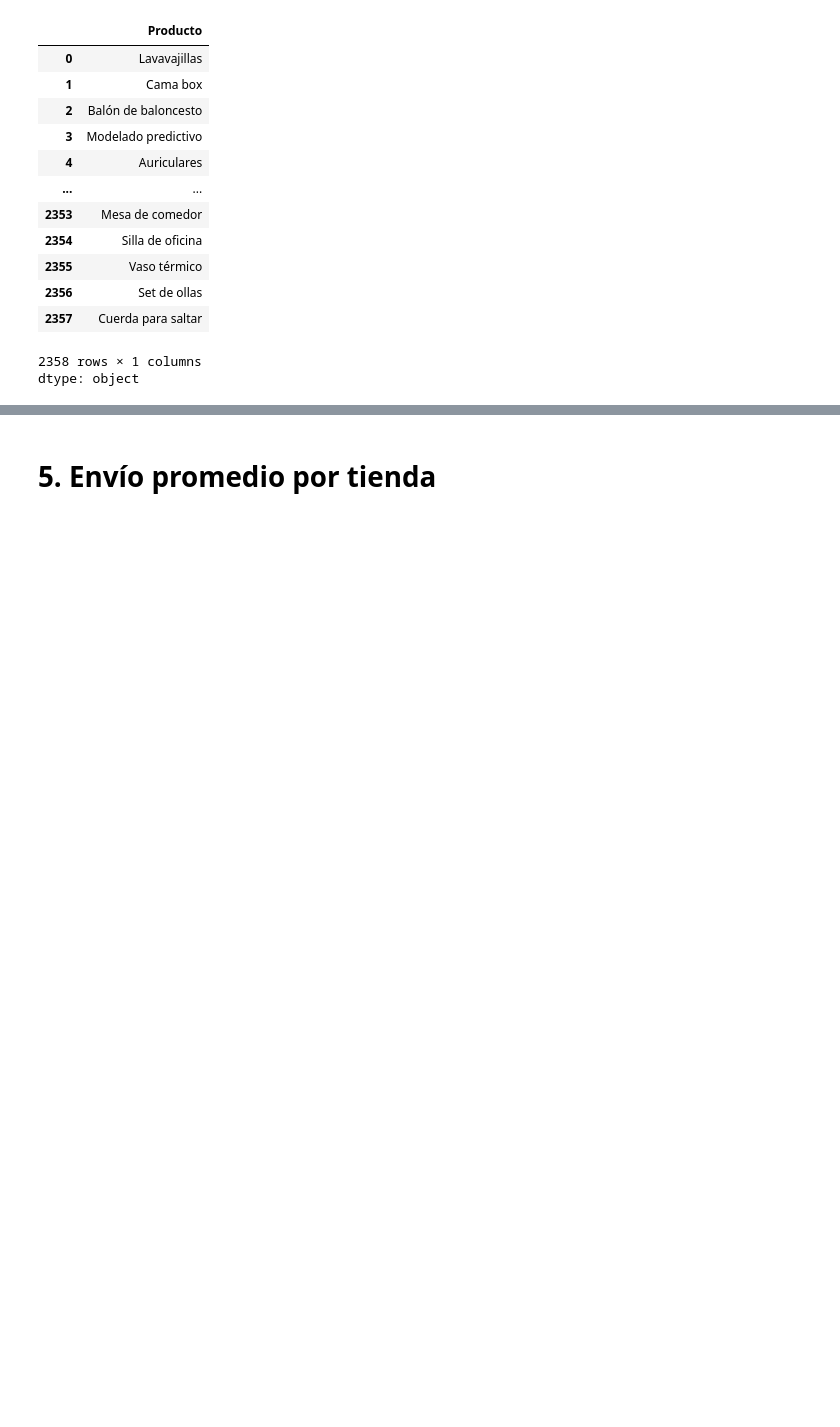
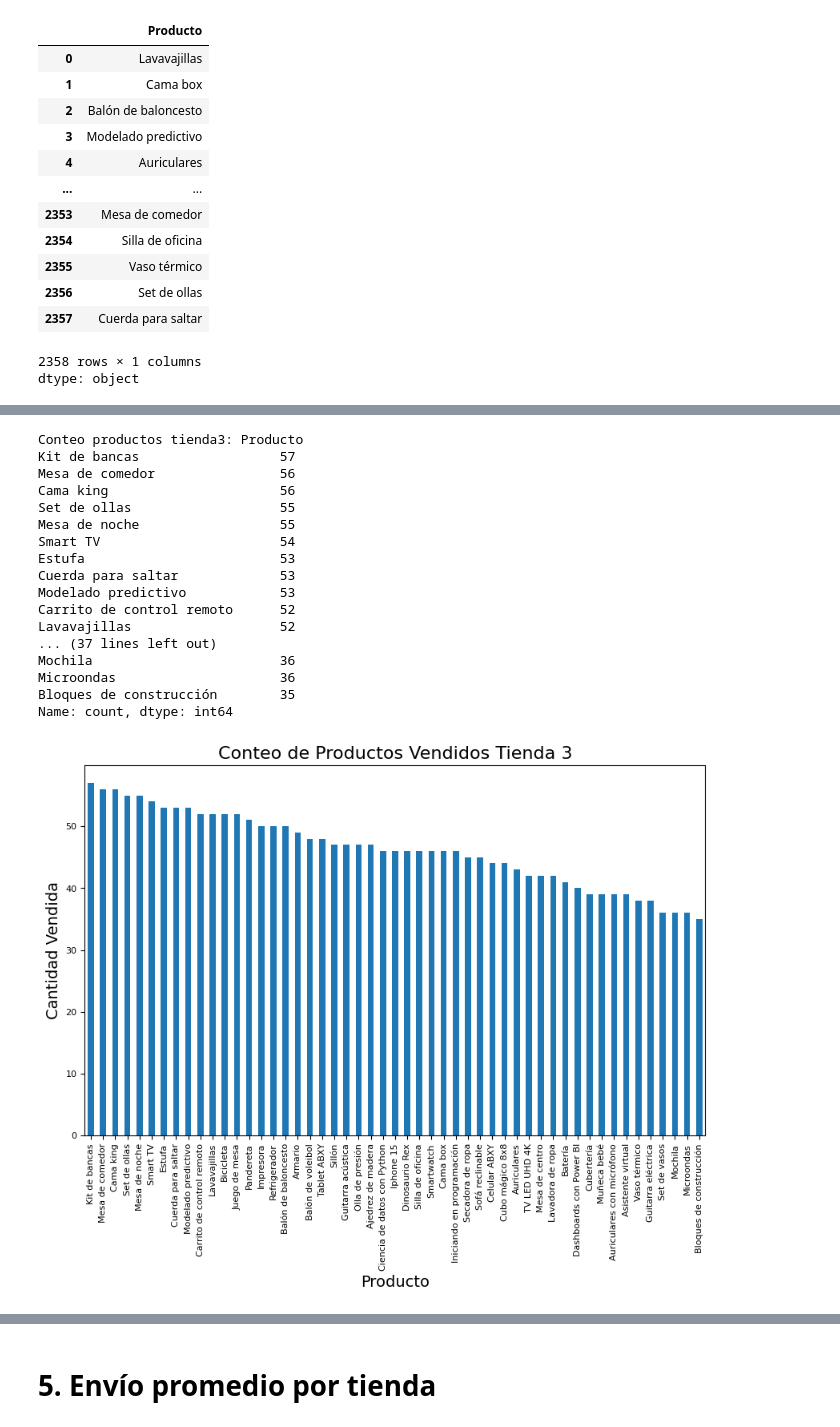
Before and after one commit to VivianQui/Challenge-Precticando-Python-para-Data-Science, a Jupyter notebook: AluraStoreLatam.ipynb, the cells around one changed output, grey strips where cells are left out. Drawn from its saved outputs; the diff is of its cells as text; code cells hidden in the pictures; blank space fills up the shorter version.

```diff
--- a/AluraStoreLatam.ipynb
+++ b/AluraStoreLatam.ipynb
@@ -156,0 +186,31 @@ Name: count, dtype: int64
+# %%
+conteo_productos3 = tienda3['Producto'].value_counts()
+print(f'Conteo productos tienda3: {conteo_productos3}')
+
+plt.figure(figsize=(10, 6))
+conteo_productos3.plot(kind='bar')
+plt.title('Conteo de Productos Vendidos Tienda 3', fontsize=16)
+plt.xlabel('Producto', fontsize=14)
+plt.ylabel('Cantidad Vendida', fontsize=14)
+plt.xticks(fontsize=8)
+plt.yticks(fontsize=8)
+plt.show()
+# %% [output]
+Conteo productos tienda3: Producto
+Kit de bancas                  57
+Mesa de comedor                56
+Cama king                      56
+Set de ollas                   55
+Mesa de noche                  55
+Smart TV                       54
+Estufa                         53
+Cuerda para saltar             53
+Modelado predictivo            53
+Carrito de control remoto      52
+Lavavajillas                   52
+... (37 lines left out)
+Mochila                        36
+Microondas                     36
+Bloques de construcción        35
+Name: count, dtype: int64
+[figure, added]
```
Also changed, not shown: parts of 5 cells of this notebook.
